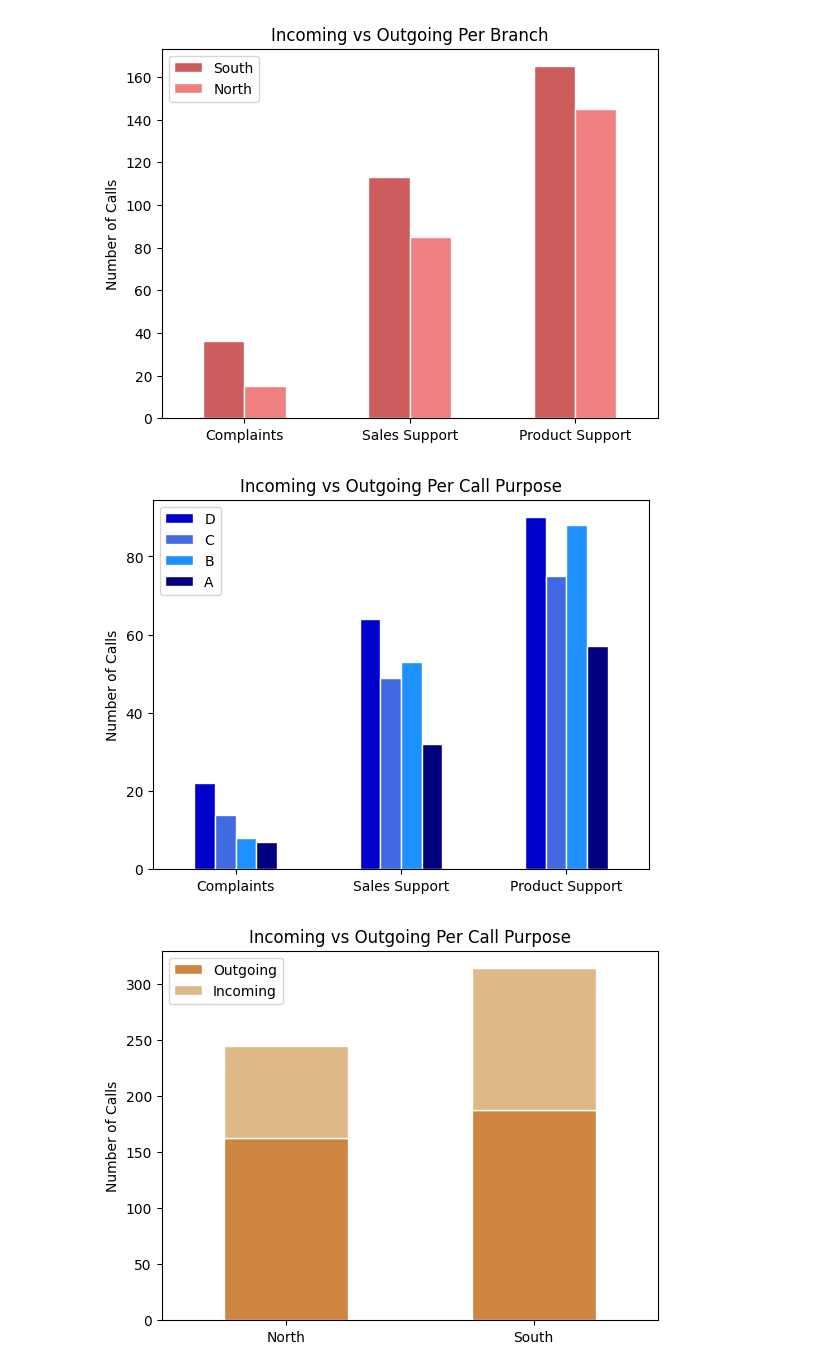
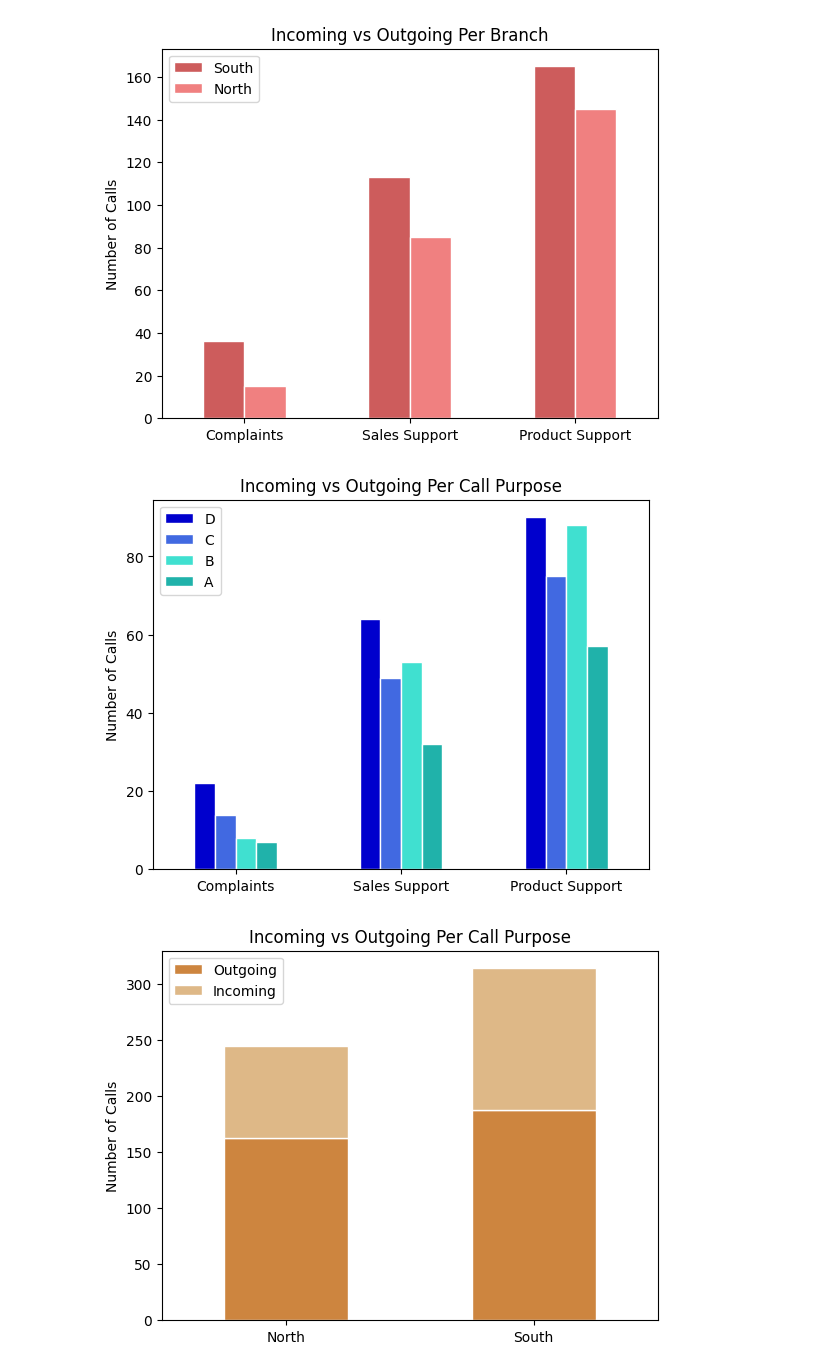
Before and after one commit to Kap19kp/Call_center_Assignment2, a Jupyter notebook: Call_Center_Cleanup.ipynb, the cells around one changed output. Cells and saved outputs as stored; diff of their text form; code cells hidden in the pictures.

```diff
--- a/Call_Center_Cleanup.ipynb
+++ b/Call_Center_Cleanup.ipynb
@@ -890,14 +890,15 @@ plt.savefig('groupedbar2.png')
 [figure]
 # %%
 #Chart for each call purpose per queue (coding above: 2 - under EDA section)
-colors_2 = ("mediumblue", "royalblue", "dodgerblue", "navy")
+#(Similar chart to above but trying to see differences between queues for each call type)
+colors_2 = ("mediumblue", "royalblue", "turquoise", "lightseagreen")
 que_purp10.plot.bar(edgecolor = 'white', color=colors_2)
 plt.title("Incoming vs Outgoing Per Call Purpose")
 plt.xticks(rotation=0)
 plt.ylabel("Number of Calls")
 plt.savefig('groupedbar3.png')
 # %% [output]
-[figure, old version]
+[figure, new version]
 # %%
 #Chart for incoming vs outgoing per Center (coding above: 3 - under EDA)
 colors_2 = ("peru", "burlywood")
```
Also changed, not shown: parts of 6 cells of this notebook, 2 other files.
